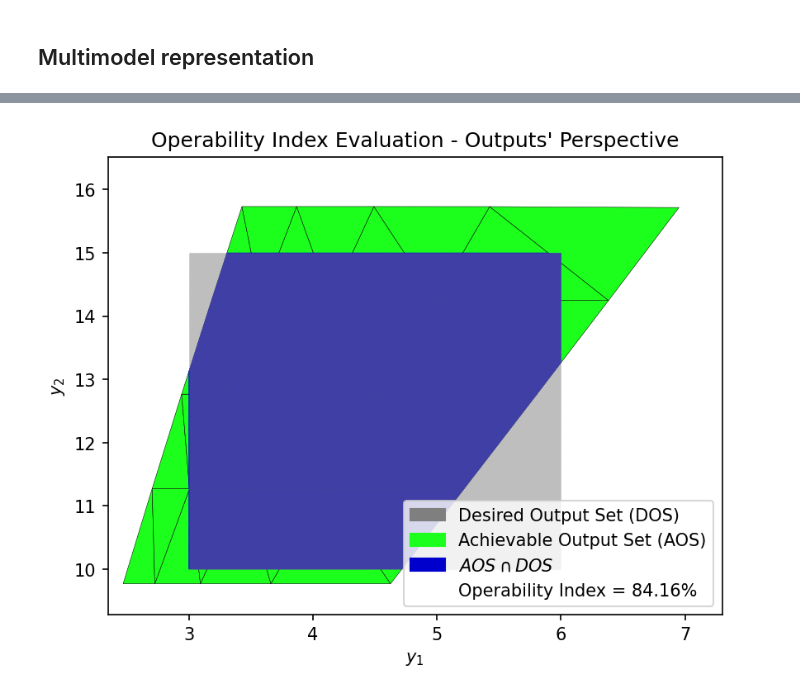
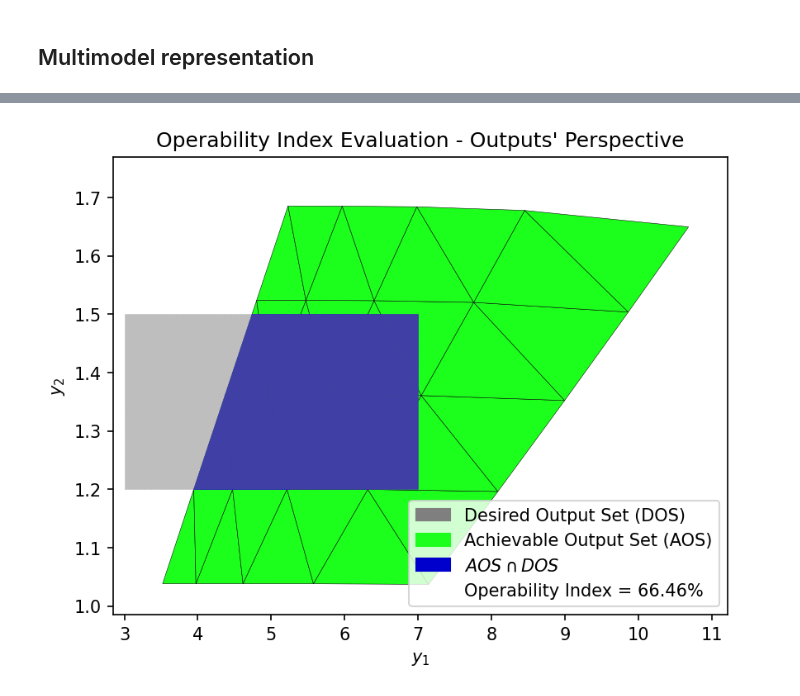
Before and after one commit to CODES-group/opyrability, a Jupyter notebook: docs/examples_gallery/APSandOpyrability.ipynb, the cells around one changed output, grey strips where cells are left out. Cells and saved outputs as stored; diff of their text form; code cells hidden in the pictures.

Commit message:
re run using same simulation

```diff
--- a/docs/examples_gallery/APSandOpyrability.ipynb
+++ b/docs/examples_gallery/APSandOpyrability.ipynb
@@ -53,9 +53,10 @@ SimCentral.Client.Auto loaded from: C:\Program Files\SimSci\SimCentral\Scripting
 # %% [markdown]
 <h2>Step 2: Calling the simulation file you want to work with:</h2>
 # %%
-simFile = "APS_mDAC_v4"
-simName = "APS_mDAC_v4" #WARNING: Sometimes APS might rename your simulation as its opened so always make sure the name of the simulation you are working with aligns with the current opened simulation
-nameSnap = "steady2" #Note: This is only required in case the user wants to set the simulation to a specific snapshot
+simFile = "APS_mDAC"
+simName = "APS_mDAC" #WARNING: Sometimes APS might rename your simulation as its opened so always make sure the name of the simulation you are working with aligns with the current opened simulation
+nameSnap_FM = "steady" #Note: This is only required in case the user wants to set the simulation to a specific snapshot
+nameSnap_MR = "steady2" #Note: This is only required in case the user wants to set the simulation to a specific snapshot
 # %% [markdown]
 <h2>Step 3: Function for double checking if simulation exist:</h2>
 # %%
@@ -220,7 +211,7 @@ def Multi(u):
 
     # --------- Restarting simulation snapshot before changes -----------------------------
 
-    snap.RevertSnapshot(simName,nameSnap)
+    snap.RevertSnapshot(simName,nameSnap_MR)
 
     #Parameters required for SetVariable method vm.SetVariableValue(<string> simulation name, <object> variable, <object> value, <object> unit, <object> apiOptions)(more on methods and interfaces is available in the AVEVA Scripting Interface documentation)
     vm.SetVariableValue(simName, "MDAC1.Nt", u[0], "", ).Result
@@ -257,7 +248,7 @@ def Multi(u):
     else:
             # --------- Restarting solver to try again -----------------------------
 
-            snap.RevertSnapshot(simName,nameSnap)
+            snap.RevertSnapshot(simName,nameSnap_MR)
 
             # --------- Checking solution status again-----------------------------
 
@@ -329,6 +318,6 @@ Initial simulation status: True
 # %%
-DOS_bounds =  np.array([[3, 6],
-                            [10, 15]])
+DOS_bounds =  np.array([[3, 7],
+                            [1.2, 1.5]])
 OI = OI_eval(AOS_reg, DOS_bounds)
 # %% [output]
-[figure, old version]
+[figure, new version]
```
Also changed, not shown: parts of 5 cells of this notebook.
